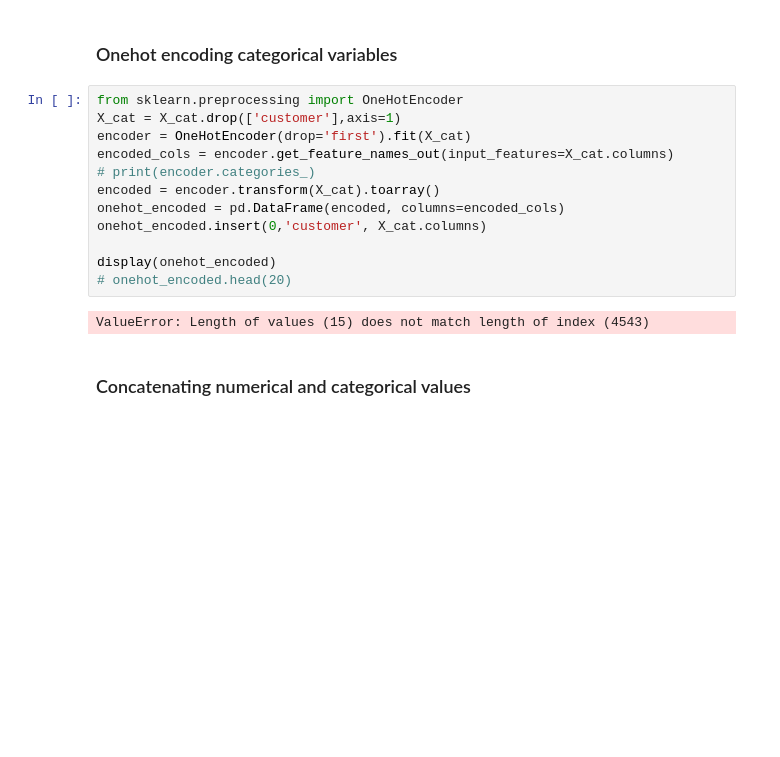
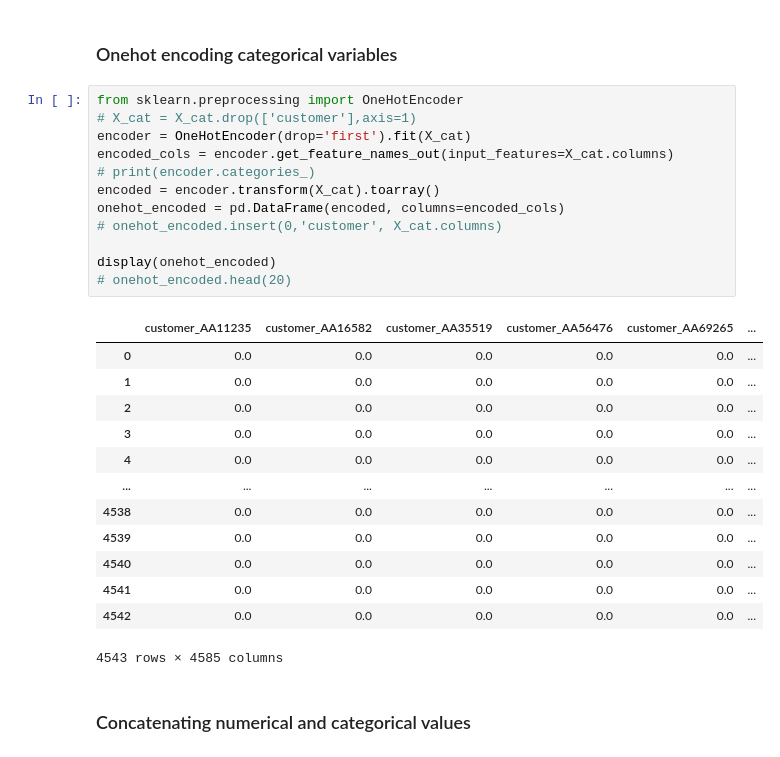
Before and after one commit to Jesus-Almansa/lab-customer-analysis-round-2, a Jupyter notebook: files_for_lab/csv_files/customer_analysis_round5.ipynb, the cells around one changed output. Drawn from its saved outputs; the diff is of its cells as text; blank space fills up the shorter version.

```diff
--- a/files_for_lab/csv_files/customer_analysis_round5.ipynb
+++ b/files_for_lab/csv_files/customer_analysis_round5.ipynb
@@ -442,18 +442,30 @@ X_normalized.head()
 ### Onehot encoding categorical variables
 # %%
 from sklearn.preprocessing import OneHotEncoder
-X_cat = X_cat.drop(['customer'],axis=1)
+# X_cat = X_cat.drop(['customer'],axis=1)
 encoder = OneHotEncoder(drop='first').fit(X_cat)
 encoded_cols = encoder.get_feature_names_out(input_features=X_cat.columns)
 # print(encoder.categories_)
 encoded = encoder.transform(X_cat).toarray()
 onehot_encoded = pd.DataFrame(encoded, columns=encoded_cols)
-onehot_encoded.insert(0,'customer', X_cat.columns)
+# onehot_encoded.insert(0,'customer', X_cat.columns)
 
 display(onehot_encoded)
 # onehot_encoded.head(20)
 # %% [output]
+|  | customer_AA11235 | customer_AA16582 | customer_AA35519 | customer_AA56476 | customer_AA69265 | ... |
+| 0 | 0.0 | 0.0 | 0.0 | 0.0 | 0.0 | ... |
+| 1 | 0.0 | 0.0 | 0.0 | 0.0 | 0.0 | ... |
+| 2 | 0.0 | 0.0 | 0.0 | 0.0 | 0.0 | ... |
+| 3 | 0.0 | 0.0 | 0.0 | 0.0 | 0.0 | ... |
+| 4 | 0.0 | 0.0 | 0.0 | 0.0 | 0.0 | ... |
+| ... | ... | ... | ... | ... | ... | ... |
+| 4538 | 0.0 | 0.0 | 0.0 | 0.0 | 0.0 | ... |
+| 4539 | 0.0 | 0.0 | 0.0 | 0.0 | 0.0 | ... |
+| 4540 | 0.0 | 0.0 | 0.0 | 0.0 | 0.0 | ... |
+| 4541 | 0.0 | 0.0 | 0.0 | 0.0 | 0.0 | ... |
+| 4542 | 0.0 | 0.0 | 0.0 | 0.0 | 0.0 | ... |
-ValueError: Length of values (15) does not match length of index (4543)
+4543 rows × 4585 columns
 # %% [markdown]
 ### Concatenating numerical and categorical values
 # %%
```
Also changed, not shown: parts of 23 cells of this notebook.
